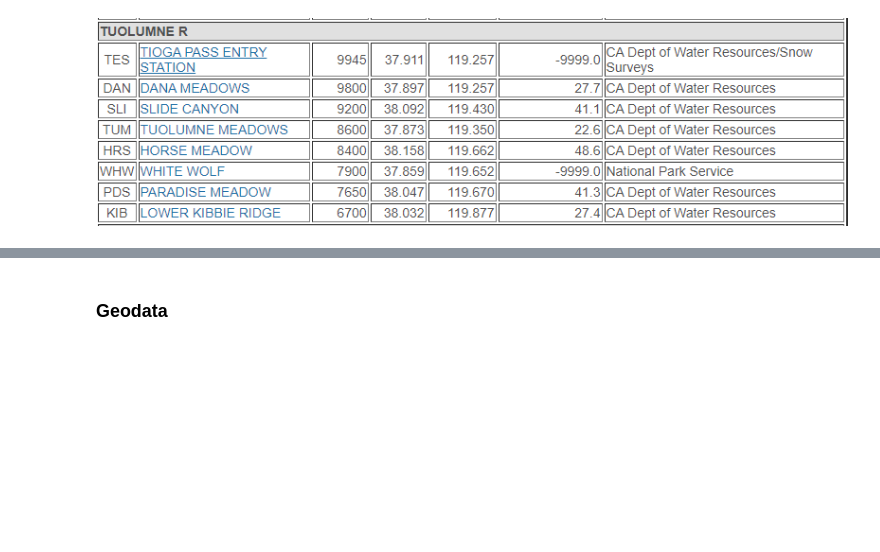
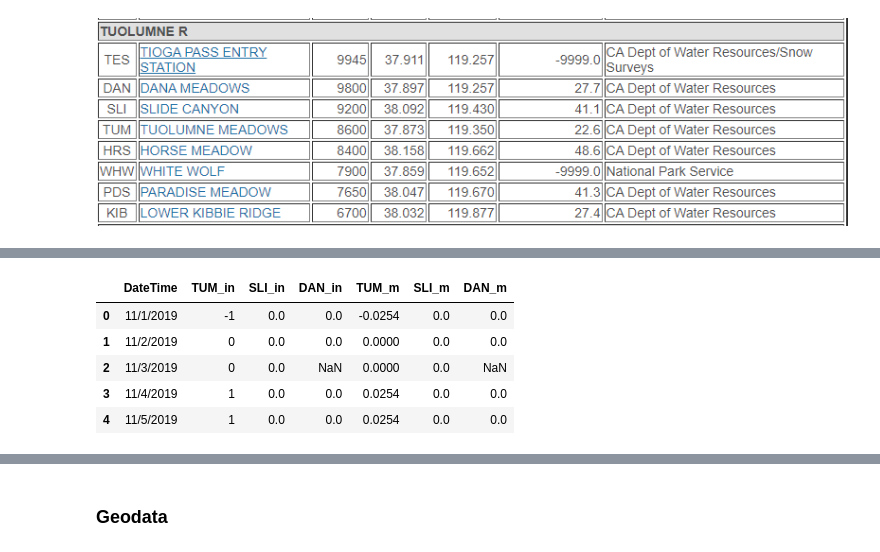
Before and after one commit to UW-GDA/ICESat-2_Snowdepth, a Jupyter notebook: SnowPillows.ipynb, the cells around one changed output, grey strips where cells are left out. Drawn from its saved outputs; the diff is of its cells as text; code cells hidden in the pictures; blank space fills up the shorter version.

```diff
--- a/SnowPillows.ipynb
+++ b/SnowPillows.ipynb
@@ -92,3 +18,15 @@ NameError: name 'TUM_clean' is not defined
+# %%
+# Import data files from excel
+snow_pillow_fp = 'data/Sites_All.csv'
+snow_pillow = pd.read_csv(snow_pillow_fp)
+snow_pillow.head()
+# %% [output]
+|  | DateTime | TUM_in | SLI_in | DAN_in | TUM_m | SLI_m | DAN_m |
+| 0 | 11/1/2019 | -1 | 0.0 | 0.0 | -0.0254 | 0.0 | 0.0 |
+| 1 | 11/2/2019 | 0 | 0.0 | 0.0 | 0.0000 | 0.0 | 0.0 |
+| 2 | 11/3/2019 | 0 | 0.0 | NaN | 0.0000 | 0.0 | NaN |
+| 3 | 11/4/2019 | 1 | 0.0 | 0.0 | 0.0254 | 0.0 | 0.0 |
+| 4 | 11/5/2019 | 1 | 0.0 | 0.0 | 0.0254 | 0.0 | 0.0 |
 # %%
 # A Plot Data (https://stackoverflow.com/questions/4700614/how-to-put-the-legend-out-of-the-plot)
 fig, ax = plt.subplots(figsize=(20,4))
```
Also changed, not shown: parts of 7 cells of this notebook.
